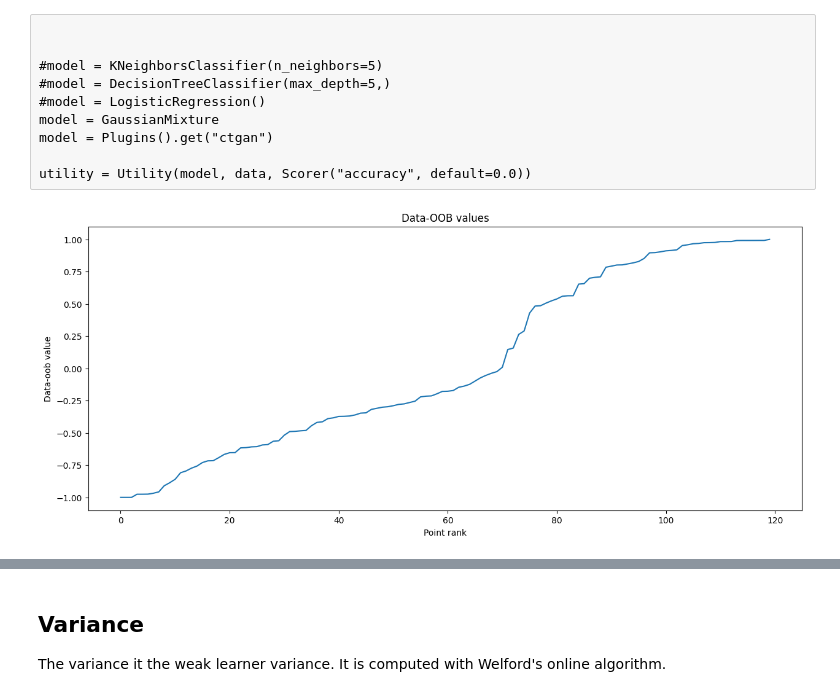
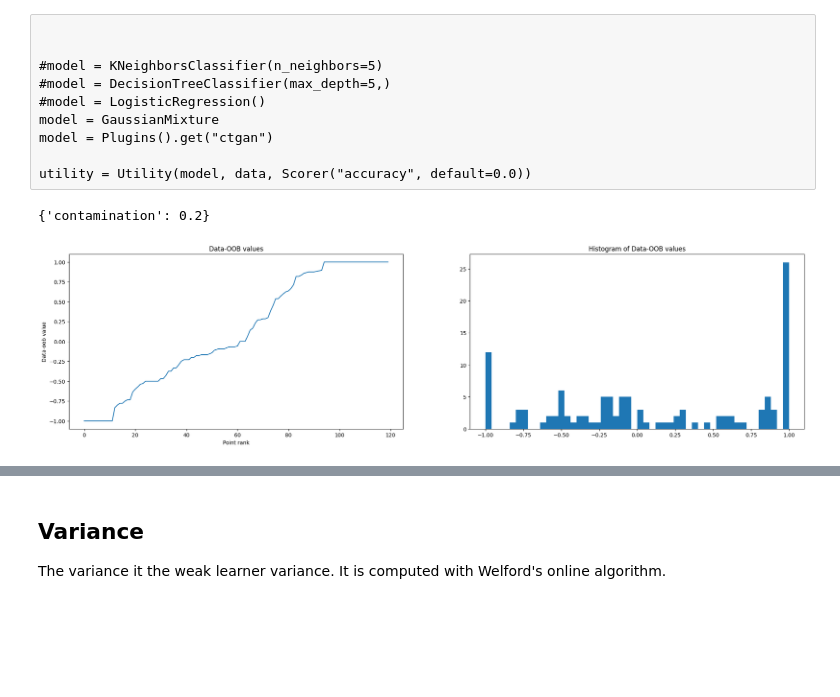
Before and after one commit to BastienZim/pyDVL_DataOOB, a Jupyter notebook: notebooks/my_notebooks/OOB_for_Genrated_Data.ipynb, the cells around one changed output, grey strips where cells are left out. Saved outputs shown, nothing was run; the diff lists cells and outputs as text; code cells hidden in the pictures; blank space fills up the shorter version.

```diff
--- a/notebooks/my_notebooks/OOB_for_Genrated_Data.ipynb
+++ b/notebooks/my_notebooks/OOB_for_Genrated_Data.ipynb
@@ -201,12 +58,20 @@ utility = Utility(model, data, Scorer("accuracy", default=0.0))
+# %%
+ad_dict={"model":IsolationForest, "kwargs":{"contamination":0.2}}
+ad_dict["kwargs"]
+# %% [output]
+{'contamination': 0.2}
 # %%
-oob_values = compute_data_oob_generative_3(utility, progress=True, max_samples=0.2, n_est=300, eval_alg="LogisticDetection")
+oob_values = compute_data_oob_generative(utility, progress=True, max_samples=0.8, n_est=30, eval_alg="custom", ad_dict=ad_dict)
 # %%
 oob_values.sort(key="value")
-fig, ax = plt.subplots(nrows=1, ncols=1, figsize=[15, 6])
+fig, ax = plt.subplots(nrows=1, ncols=2, figsize=[25, 6])
 
-ax.plot(np.arange(len(oob_values.values)), oob_values.values)
-ax.set_title("Data-OOB values")
-ax.set_ylabel("Data-oob value")
-ax.set_xlabel("Point rank");
+ax[0].plot(np.arange(len(oob_values.values)), oob_values.values)
+ax[0].set_title("Data-OOB values")
+ax[0].set_ylabel("Data-oob value")
+ax[0].set_xlabel("Point rank");
+
+ax[1].hist(oob_values.values, bins=50)
+ax[1].set_title("Histogram of Data-OOB values");
 # %% [output]
-[figure, old version]
+[figure, new version]
```
Also changed, not shown: parts of 42 cells of this notebook, 3 other files.
